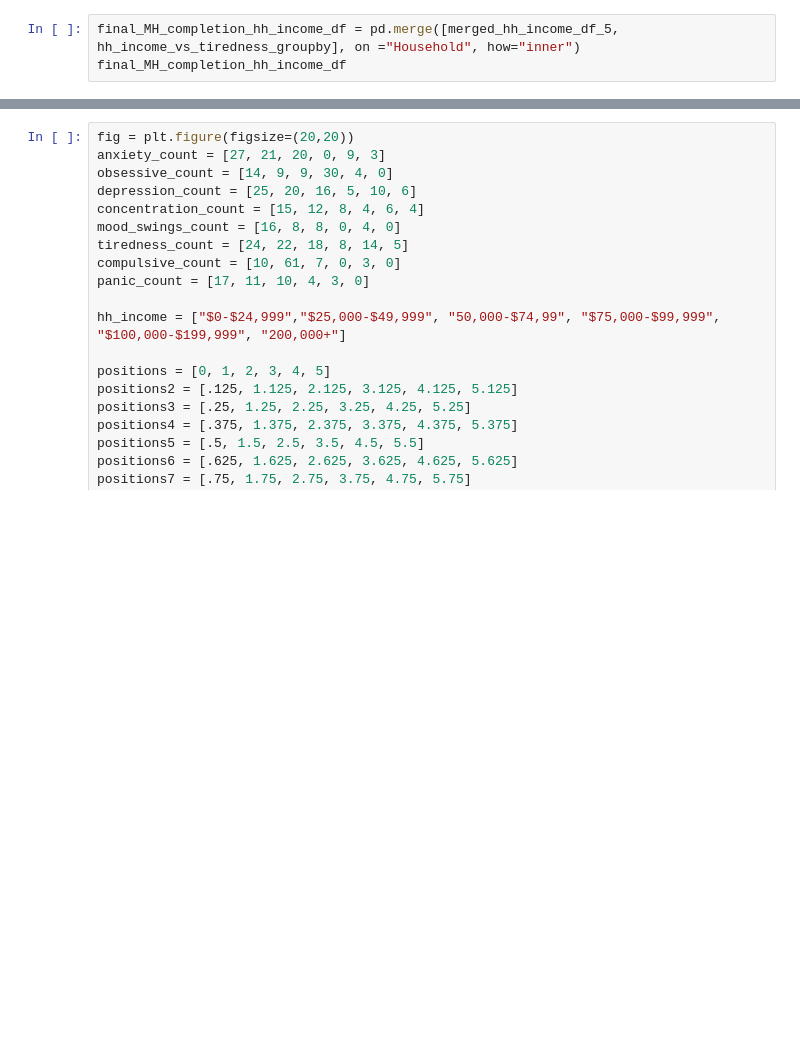
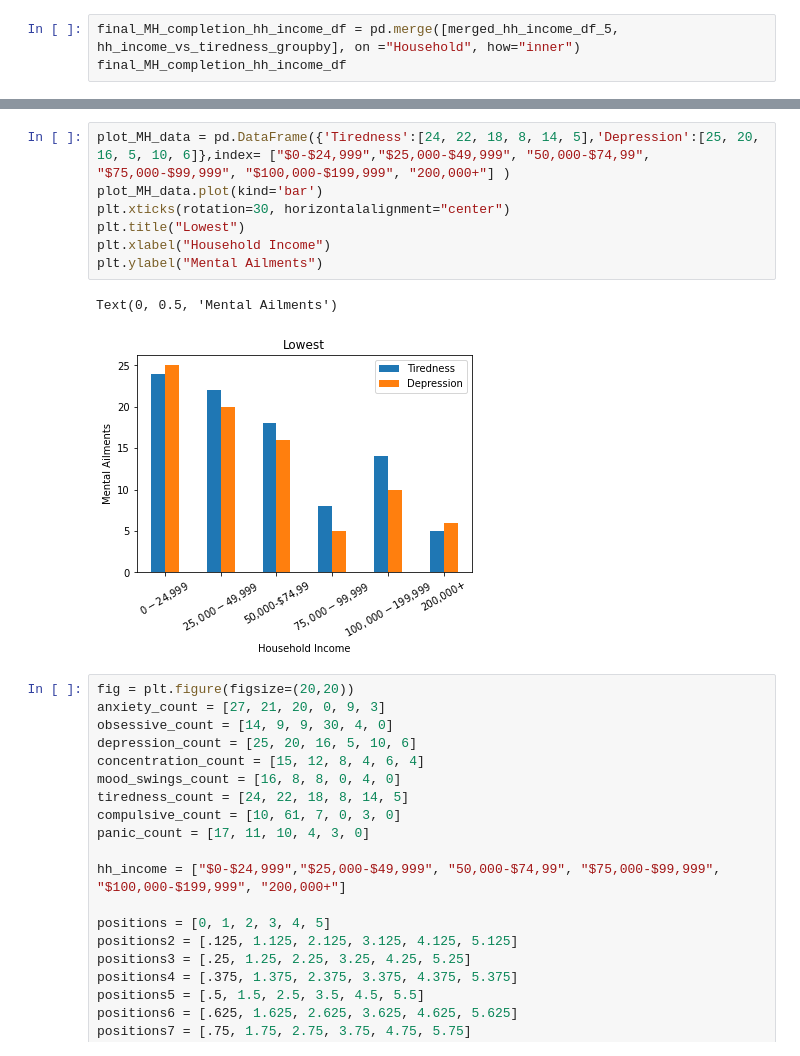
Before and after one commit to KMcLaurin12/Butler_GroupF_Project1, a Jupyter notebook: project_f_kiara.ipynb, the cells around one changed output, grey strips where cells are left out. Saved outputs shown, nothing was run; the diff lists cells and outputs as text; blank space fills up the shorter version.

```diff
--- a/project_f_kiara.ipynb
+++ b/project_f_kiara.ipynb
@@ -578,3 +601,13 @@ plt.show
+# %%
+plot_MH_data = pd.DataFrame({'Tiredness':[24, 22, 18, 8, 14, 5],'Depression':[25, 20, 16, 5, 10, 6]},index= ["$0-$24,999","$25,000-$49,999", "50,000-$74,99", "$75,000-$99,999", "$100,000-$199,999", "200,000+"] )
+plot_MH_data.plot(kind='bar')
+plt.xticks(rotation=30, horizontalalignment="center")
+plt.title("Lowest")
+plt.xlabel("Household Income")
+plt.ylabel("Mental Ailments")
+# %% [output]
+Text(0, 0.5, 'Mental Ailments')
+[figure, added]
 # %%
 fig = plt.figure(figsize=(20,20))
 anxiety_count = [27, 21, 20, 0, 9, 3]
```
Also changed, not shown: parts of 2 cells of this notebook, 2 other files.
